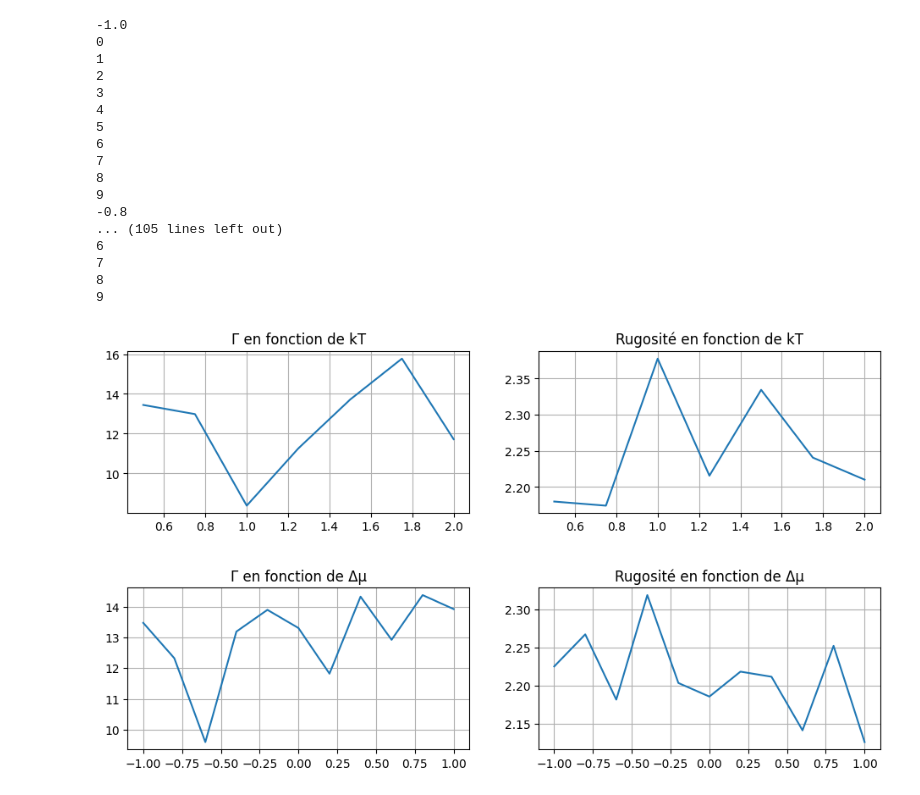
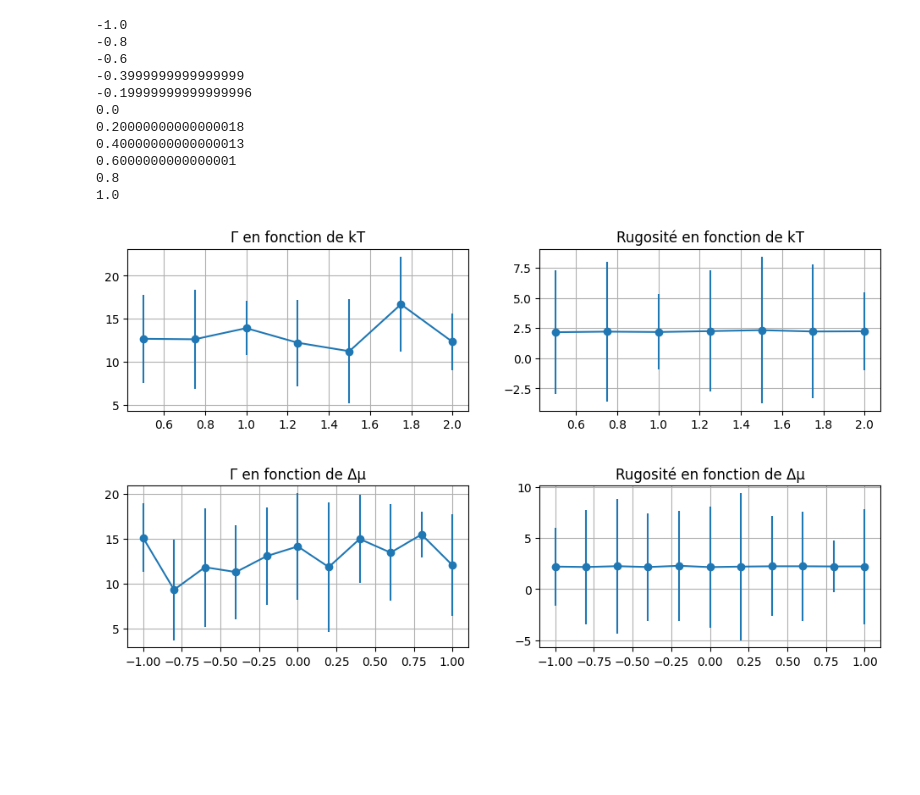
Before and after one commit to gabriel-valsorda/Projet_3_PHS3903, a Jupyter notebook: tests.ipynb, the cells around one changed output. Cells and saved outputs as stored; diff of their text form; code cells hidden in the pictures; blank space fills up the shorter version.

Commit message:
graphiques et écarts-types

```diff
--- a/tests.ipynb
+++ b/tests.ipynb
@@ -59,12 +81,13 @@ print(liste_rugosite_kbt)
 # %%
-liste_gamma_mu=[]
-liste_rugosite_mu=[]
+liste_gamma_moy_mu=[]
+liste_rugosite_moy_mu=[]
+liste_gamma_std_mu=[]
+liste_rugosite_std_mu=[]
 for param_mu in liste_deltamu:
     print(param_mu)
     liste_gamma=[]
     liste_rugosite=[]
     for b in range(nb_iterations):
-        print(b)
         x = 100
         y = 50
         grid = domain.create_grid(x,y)     # [hauteur, largeur]
@@ -77,47 +100,51 @@ for param_mu in liste_deltamu:
         rugosite_iteration=parametres[1][-1]
         liste_rugosite.append(rugosite_iteration)
 
-    gamma_param=1/nb_iterations*np.sum(liste_gamma)
-    rugosite_param=1/nb_iterations*np.sum(liste_rugosite)
+    gamma_moy_param=np.mean(liste_gamma)
+    rugosite_moy_param=np.mean(liste_rugosite)
 
-    liste_gamma_mu.append(gamma_param)
-    liste_rugosite_mu.append(rugosite_param)
+    gamma_std_param=np.std(liste_gamma)
+    rugosite_std_param=np.std(liste_gamma)
+
+    liste_gamma_moy_mu.append(gamma_moy_param)
+    liste_rugosite_moy_mu.append(rugosite_moy_param)
+
+    liste_gamma_std_mu.append(gamma_std_param)
+    liste_rugosite_std_mu.append(rugosite_std_param)
 # %% [output]
 -1.0
-0
-1
-2
-3
-4
-5
-6
-7
-8
-9
 -0.8
-... (105 lines left out)
-6
-7
-8
-9
+-0.6
+-0.3999999999999999
+-0.19999999999999996
+0.0
+0.20000000000000018
+0.40000000000000013
+0.6000000000000001
+0.8
+1.0
 # %%
 fig,ax=plt.subplots(2,2,figsize=(10,6))
-ax[0][0].plot(liste_kT,liste_gamma_kbt)
+ax[0][0].errorbar(liste_kT,liste_moy_gamma_kbt,liste_std_gamma_kbt,fmt='o')
+ax[0][0].plot(liste_kT,liste_moy_gamma_kbt,color='#1f77b4')
 ax[0][0].grid()
 ax[0][0].set_title("Γ en fonction de kT")
 
-ax[0][1].plot(liste_kT,liste_rugosite_kbt)
+ax[0][1].errorbar(liste_kT,liste_moy_rugosite_kbt,liste_std_rugosite_kbt,fmt='o')
+ax[0][1].plot(liste_kT,liste_moy_rugosite_kbt,color='#1f77b4')
 ax[0][1].grid()
 ax[0][1].set_title("Rugosité en fonction de kT")
 
-ax[1][0].plot(liste_deltamu,liste_gamma_mu)
+ax[1][0].errorbar(liste_deltamu,liste_gamma_moy_mu,liste_gamma_std_mu,fmt='o')
+ax[1][0].plot(liste_deltamu,liste_gamma_moy_mu,color='#1f77b4')
 ax[1][0].grid()
 ax[1][0].set_title("Γ en fonction de Δμ")
 
-ax[1][1].plot(liste_deltamu,liste_rugosite_mu)
+ax[1][1].errorbar(liste_deltamu,liste_rugosite_moy_mu,liste_rugosite_std_mu,fmt='o')
+ax[1][1].plot(liste_deltamu,liste_rugosite_moy_mu,color='#1f77b4')
 ax[1][1].grid()
 ax[1][1].set_title("Rugosité en fonction de Δμ")
 fig.tight_layout(pad=3.0)
 fig.show()
 # %% [output]
-[figure, old version]
+[figure, new version]
```
Also changed, not shown: parts of 1 cell of this notebook.
